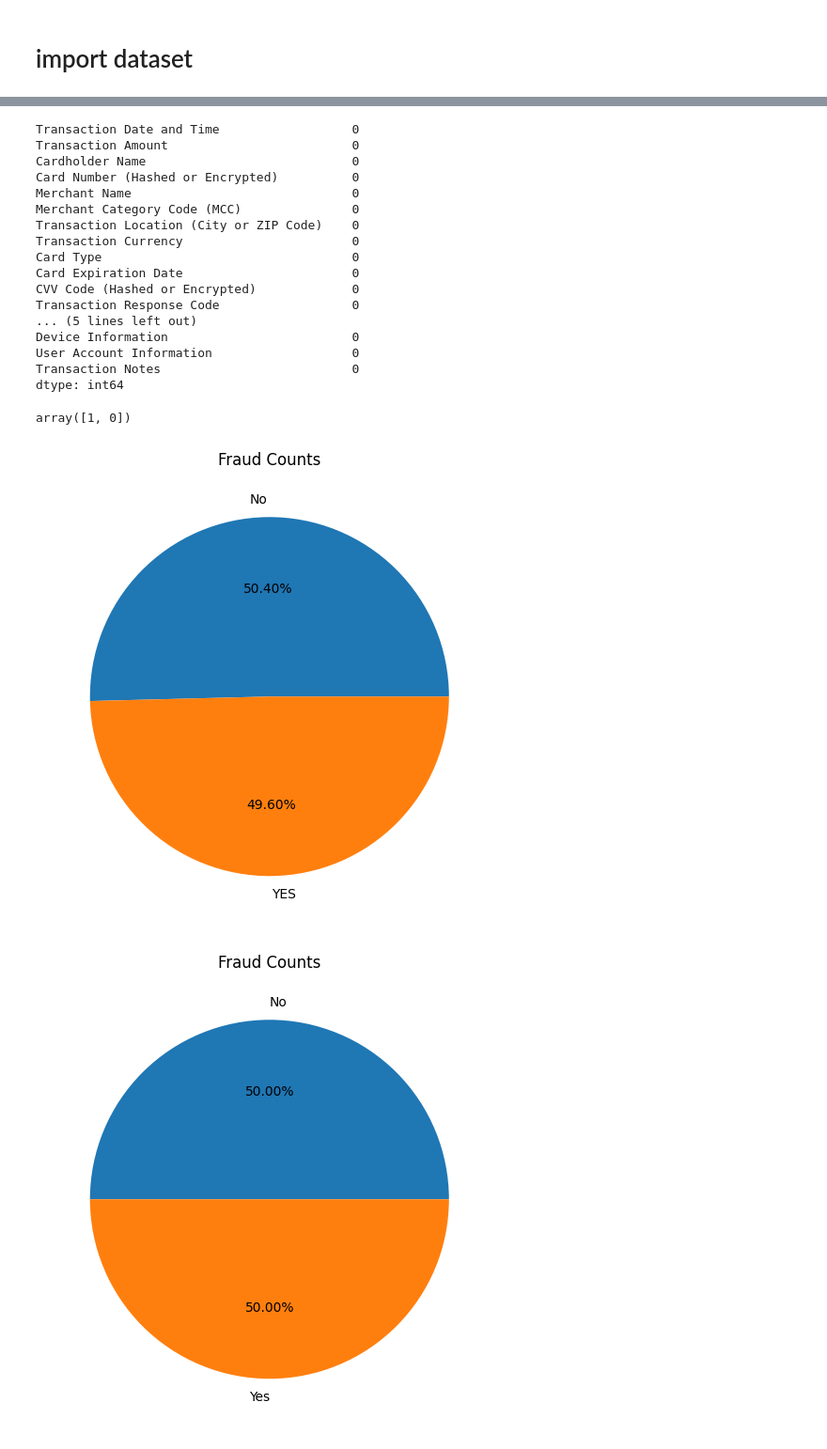
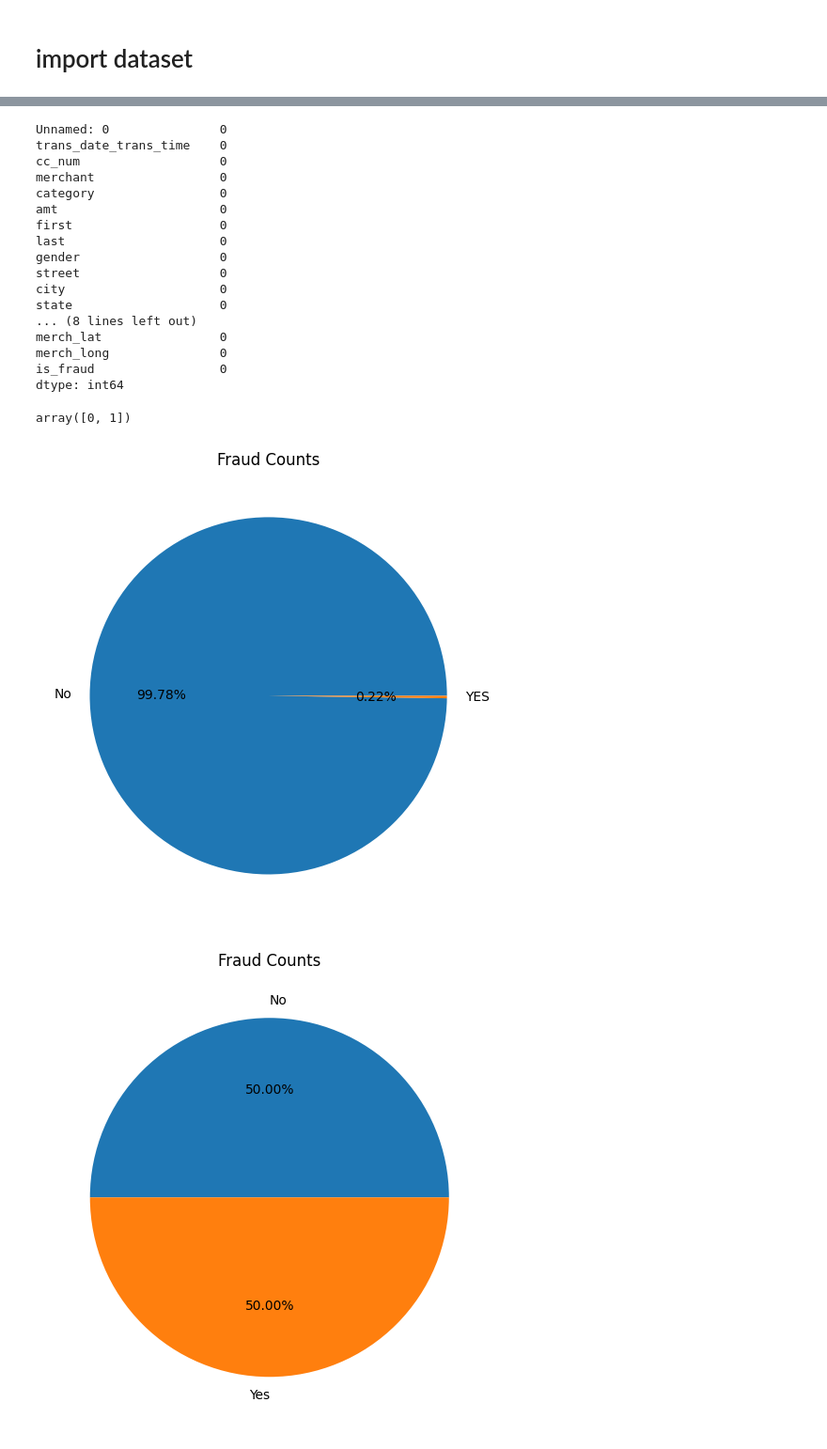
Before and after one commit to joshIsac/DeepLearningLab, a Jupyter notebook: 2348523_Multilayer_perceptron_lab2.ipynb, the cells around one changed output, grey strips where cells are left out. Shown at 94% size. Cells and saved outputs as stored; diff of their text form; code cells hidden in the pictures.

```diff
--- a/2348523_Multilayer_perceptron_lab2.ipynb
+++ b/2348523_Multilayer_perceptron_lab2.ipynb
@@ -8,6 +8,6 @@ import seaborn as sn
 # %% [markdown]
 # import dataset
 # %%
-cred_data1=pd.read_csv("/content/drive/MyDrive/credit_card_fraud.csv")
-cred_data1.head()
+cred_data1=pd.read_csv("/content/drive/MyDrive/Colab Notebooks/fraudTest.csv")
+cred_data1
 # %% [output]
@@ -39,4 +46 @@ Transaction Notes                             0
 dtype: int64
-# %%
-cred_data1['User Account Information'].fillna('unknown', inplace=True)
-cred_data1.isnull().sum()
@@ -61,5 +47,5 @@ dtype: int64
 # %%
 #take only certain samples
-df=cred_data1.sample(250)
+df=cred_data1.sample(450)
 df
 # %% [output]
@@ -154,22 +140,22 @@ df.fillna(0)
 # %%
 df.isnull().sum()
 # %% [output]
-Transaction Date and Time                  0
-Transaction Amount                         0
-Cardholder Name                            0
-Card Number (Hashed or Encrypted)          0
-Merchant Name                              0
-Merchant Category Code (MCC)               0
-Transaction Location (City or ZIP Code)    0
-Transaction Currency                       0
-Card Type                                  0
-Card Expiration Date                       0
-CVV Code (Hashed or Encrypted)             0
-Transaction Response Code                  0
-... (5 lines left out)
-Device Information                         0
-User Account Information                   0
-Transaction Notes                          0
+Unnamed: 0               0
+trans_date_trans_time    0
+cc_num                   0
+merchant                 0
+category                 0
+amt                      0
+first                    0
+last                     0
+gender                   0
+street                   0
+city                     0
+state                    0
+... (8 lines left out)
+merch_lat                0
+merch_long               0
+is_fraud                 0
 dtype: int64
 # %%
 from sklearn.preprocessing import LabelEncoder, StandardScaler
@@ -177,19 +163,19 @@ le = LabelEncoder()
 for column in df.columns:
     if df[column].dtype == 'object':
         df[column] = le.fit_transform(df[column])
-# %%
-df['Fraud Flag or Label'].unique()
-# %% [output]
-array([1, 0])
+# %%
+df['is_fraud'].unique()
+# %% [output]
+array([0, 1])
 # %%
-fraud = df["Fraud Flag or Label"].value_counts()
+fraud = df["is_fraud"].value_counts()
 plt.figure(figsize=(10, 6))
 plt.subplot(1, 2, 1)
 plt.pie(fraud, labels=["No", "YES"], autopct="%.2f%%")
 plt.title("Fraud Counts")
 plt.tight_layout()
 plt.show()
 # %% [output]
-[figure, old version]
+[figure, new version]
 # %%
 from sklearn.utils import resample
```
Also changed, not shown: parts of 23 cells of this notebook.
